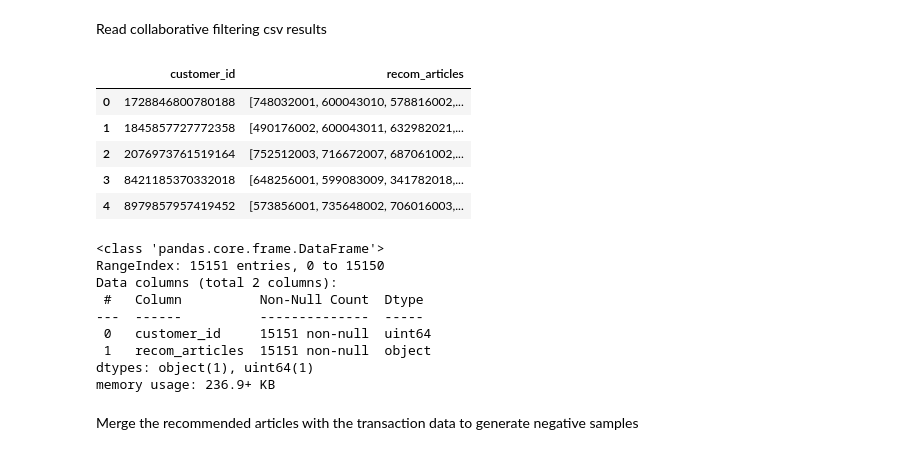
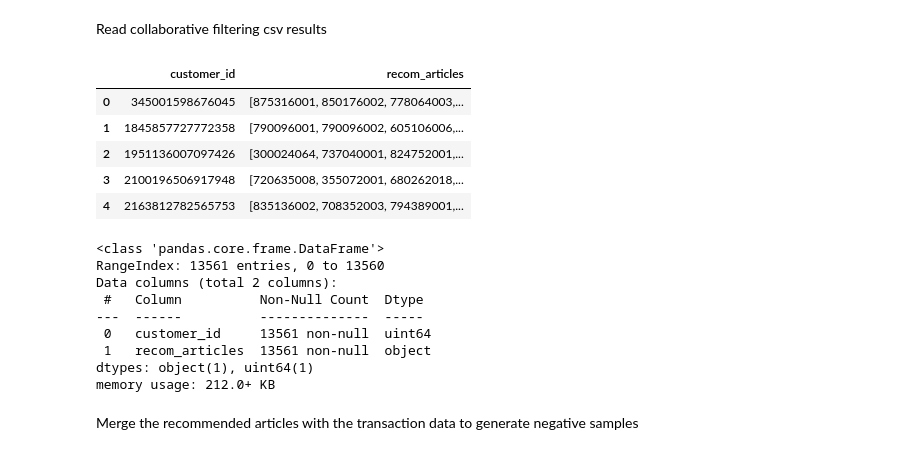
Before and after one commit to msmillan7/Kaggle_Competition-HM_Recommender_System, a Jupyter notebook: 03_ranking.ipynb, the cells around one changed output. Cells and saved outputs as stored; diff of their text form; code cells hidden in the pictures.

Commit message:
Remove data leak; 1% collab, 5% train, 0.044MAP

```diff
--- a/03_ranking.ipynb
+++ b/03_ranking.ipynb
@@ -133,27 +137,27 @@ Name: week, Length: 105, dtype: int64
 # %% [markdown]
 Read collaborative filtering csv results
 # %%
-customers_rec_articles = pd.read_csv("customers_recommended_articles.csv")
+customers_rec_articles = pd.read_csv(f'customers_recommended_articles_sample{collab_sample}.csv')
 customers_rec_articles.head()
 # %% [output]
 |  | customer_id | recom_articles |
-| 0 | 1728846800780188 | [748032001, 600043010, 578816002,... |
-| 1 | 1845857727772358 | [490176002, 600043011, 632982021,... |
-| 2 | 2076973761519164 | [752512003, 716672007, 687061002,... |
-| 3 | 8421185370332018 | [648256001, 599083009, 341782018,... |
-| 4 | 8979857957419452 | [573856001, 735648002, 706016003,... |
+| 0 | 345001598676045 | [875316001, 850176002, 778064003,... |
+| 1 | 1845857727772358 | [790096001, 790096002, 605106006,... |
+| 2 | 1951136007097426 | [300024064, 737040001, 824752001,... |
+| 3 | 2100196506917948 | [720635008, 355072001, 680262018,... |
+| 4 | 2163812782565753 | [835136002, 708352003, 794389001,... |
 # %%
 customers_rec_articles.info()
 # %% [output]
 <class 'pandas.core.frame.DataFrame'>
-RangeIndex: 15151 entries, 0 to 15150
+RangeIndex: 13561 entries, 0 to 13560
 Data columns (total 2 columns):
  #   Column          Non-Null Count  Dtype
 ---  ------          --------------  -----
- 0   customer_id     15151 non-null  uint64
- 1   recom_articles  15151 non-null  object
+ 0   customer_id     13561 non-null  uint64
+ 1   recom_articles  13561 non-null  object
 dtypes: object(1), uint64(1)
-memory usage: 236.9+ KB
+memory usage: 212.0+ KB
 # %% [markdown]
 Merge the recommended articles with the transaction data to generate negative samples
 # %%
```
Also changed, not shown: parts of 15 cells of this notebook, 3 other files.
